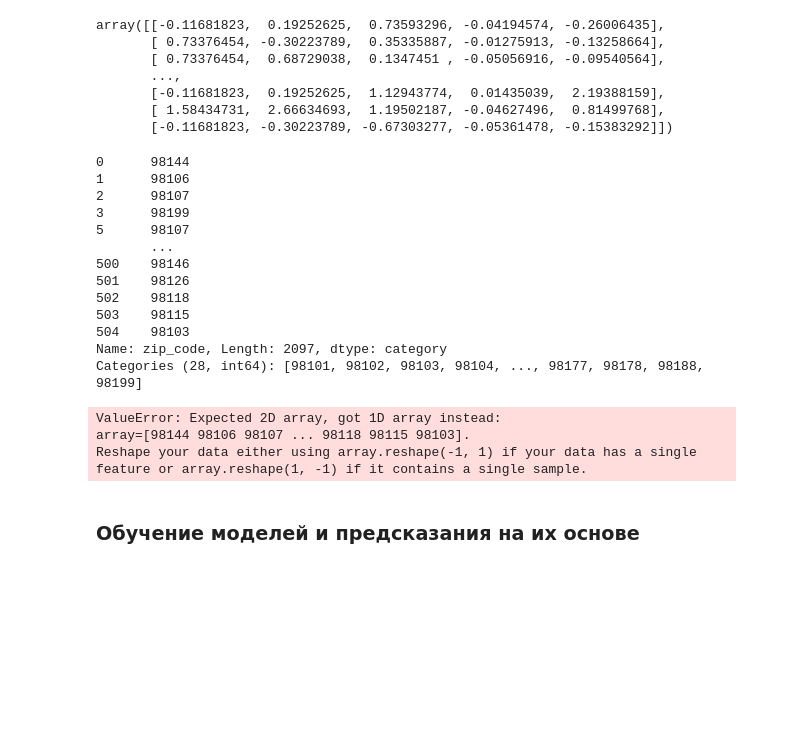
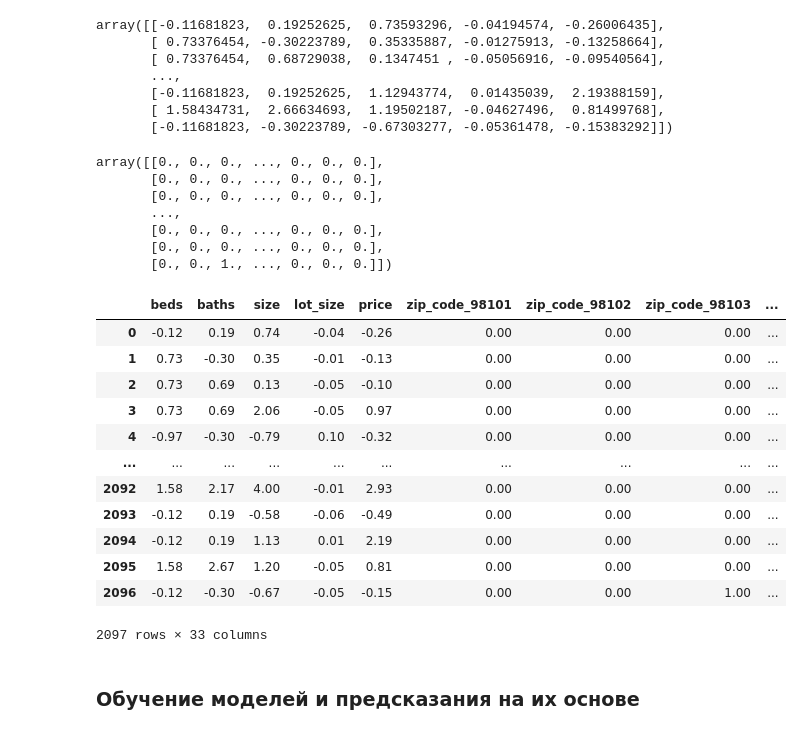
Before and after one commit to m4gical/datasets, a Jupyter notebook: HOUSE PRICE PREDICTION - SEATTLE/Houses in Seattle.ipynb, the cells around one changed output. Saved outputs shown, nothing was run; the diff lists cells and outputs as text; code cells hidden in the pictures; blank space fills up the shorter version.

```diff
--- a/HOUSE PRICE PREDICTION - SEATTLE/Houses in Seattle.ipynb
+++ b/HOUSE PRICE PREDICTION - SEATTLE/Houses in Seattle.ipynb
@@ -208,31 +193,44 @@ array([[-0.11681823,  0.19252625,  0.73593296, -0.04194574, -0.26006435],
        [-0.11681823,  0.19252625,  1.12943774,  0.01435039,  2.19388159],
        [ 1.58434731,  2.66634693,  1.19502187, -0.04627496,  0.81499768],
        [-0.11681823, -0.30223789, -0.67303277, -0.05361478, -0.15383292]])
-# %%
-df['zip_code']
-# %% [output]
-0      98144
-1      98106
-2      98107
-3      98199
-5      98107
-       ...
-500    98146
-501    98126
-502    98118
-503    98115
-504    98103
-Name: zip_code, Length: 2097, dtype: category
-Categories (28, int64): [98101, 98102, 98103, 98104, ..., 98177, 98178, 98188, 98199]
 # %%
-scaler_cat = OneHotEncoder()
-
-scaled_cat = scaler_cat.fit_transform(df['zip_code'])
-scaled_cat
+HotEncoder = OneHotEncoder(sparse_output = False)
+encoded_cat = HotEncoder.fit_transform(df[['zip_code']])
+encoded_cat
 # %% [output]
-ValueError: Expected 2D array, got 1D array instead:
-array=[98144 98106 98107 ... 98118 98115 98103].
-Reshape your data either using array.reshape(-1, 1) if your data has a single feature or array.reshape(1, -1) if it contains a single sample.
+array([[0., 0., 0., ..., 0., 0., 0.],
+       [0., 0., 0., ..., 0., 0., 0.],
+       [0., 0., 0., ..., 0., 0., 0.],
+       ...,
+       [0., 0., 0., ..., 0., 0., 0.],
+       [0., 0., 0., ..., 0., 0., 0.],
+       [0., 0., 1., ..., 0., 0., 0.]])
+# %%
+col_names = HotEncoder.get_feature_names_out(['zip_code'])
+encoded_cols = pd.DataFrame(encoded_cat, columns = col_names)
+# %%
+df = df.drop(['zip_code'], axis = 'columns')
+# %%
+ready_df = pd.concat([
+    pd.DataFrame(scaled_data, columns=df.columns),
+    pd.DataFrame(encoded_cols)
+], axis=1)
+# %%
+ready_df
+# %% [output]
+|  | beds | baths | size | lot_size | price | zip_code_98101 | zip_code_98102 | zip_code_98103 | ... |
+| 0 | -0.12 | 0.19 | 0.74 | -0.04 | -0.26 | 0.00 | 0.00 | 0.00 | ... |
+| 1 | 0.73 | -0.30 | 0.35 | -0.01 | -0.13 | 0.00 | 0.00 | 0.00 | ... |
+| 2 | 0.73 | 0.69 | 0.13 | -0.05 | -0.10 | 0.00 | 0.00 | 0.00 | ... |
+| 3 | 0.73 | 0.69 | 2.06 | -0.05 | 0.97 | 0.00 | 0.00 | 0.00 | ... |
+| 4 | -0.97 | -0.30 | -0.79 | 0.10 | -0.32 | 0.00 | 0.00 | 0.00 | ... |
+| ... | ... | ... | ... | ... | ... | ... | ... | ... | ... |
+| 2092 | 1.58 | 2.17 | 4.00 | -0.01 | 2.93 | 0.00 | 0.00 | 0.00 | ... |
+| 2093 | -0.12 | 0.19 | -0.58 | -0.06 | -0.49 | 0.00 | 0.00 | 0.00 | ... |
+| 2094 | -0.12 | 0.19 | 1.13 | 0.01 | 2.19 | 0.00 | 0.00 | 0.00 | ... |
+| 2095 | 1.58 | 2.67 | 1.20 | -0.05 | 0.81 | 0.00 | 0.00 | 0.00 | ... |
+| 2096 | -0.12 | -0.30 | -0.67 | -0.05 | -0.15 | 0.00 | 0.00 | 1.00 | ... |
+2097 rows × 33 columns
 # %% [markdown]
 ### Обучение моделей и предсказания на их основе
 # %% [markdown]
```
Also changed, not shown: parts of 12 cells of this notebook.
